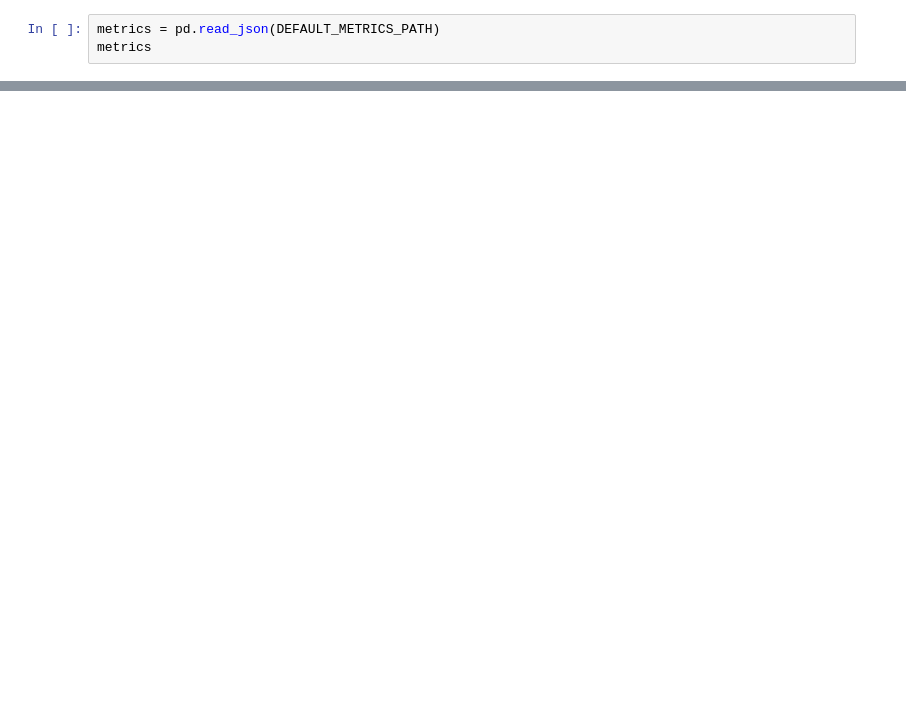
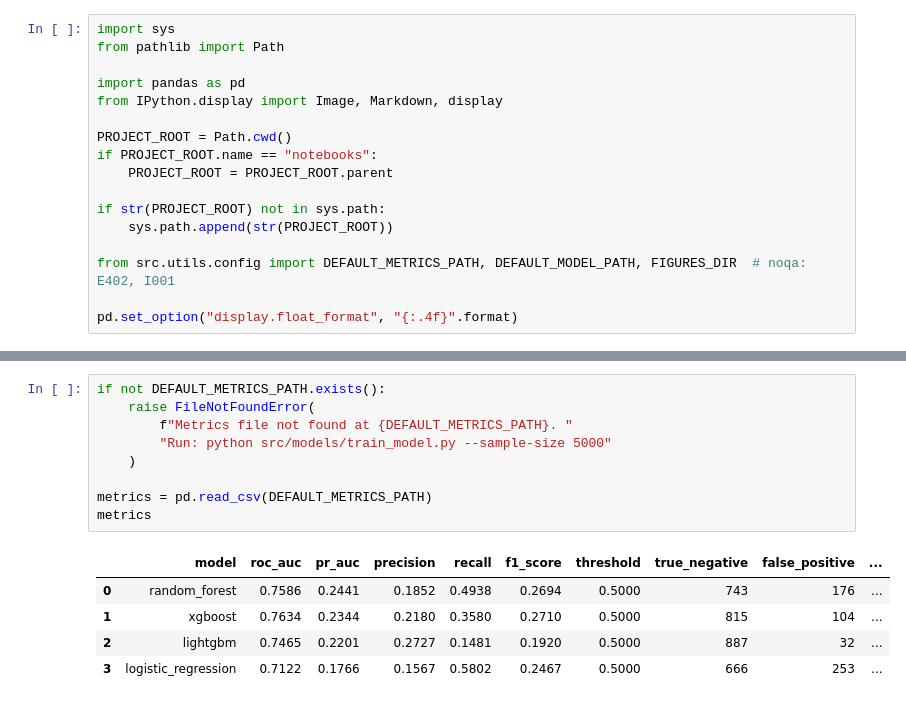
Before and after one commit to lucasmelquiadess/credit-risk-ml, a Jupyter notebook: notebooks/03_modeling.ipynb, the cells around one changed output, grey strips where cells are left out. Saved outputs shown, nothing was run; the diff lists cells and outputs as text; blank space fills up the shorter version.

Commit message:
Add model training and evaluation pipeline

```diff
--- a/notebooks/03_modeling.ipynb
+++ b/notebooks/03_modeling.ipynb
@@ -27,4 +25,18 @@ artifact["metadata"]
 # %%
-metrics = pd.read_json(DEFAULT_METRICS_PATH)
-metrics
+import sys
+from pathlib import Path
+
+import pandas as pd
+from IPython.display import Image, Markdown, display
+
+PROJECT_ROOT = Path.cwd()
+if PROJECT_ROOT.name == "notebooks":
+    PROJECT_ROOT = PROJECT_ROOT.parent
+
+if str(PROJECT_ROOT) not in sys.path:
+    sys.path.append(str(PROJECT_ROOT))
+
+from src.utils.config import DEFAULT_METRICS_PATH, DEFAULT_MODEL_PATH, FIGURES_DIR  # noqa: E402, I001
+
+pd.set_option("display.float_format", "{:.4f}".format)
 # %% [markdown]
@@ -35,0 +62,15 @@ metrics
+# %%
+if not DEFAULT_METRICS_PATH.exists():
+    raise FileNotFoundError(
+        f"Metrics file not found at {DEFAULT_METRICS_PATH}. "
+        "Run: python src/models/train_model.py --sample-size 5000"
+    )
+
+metrics = pd.read_csv(DEFAULT_METRICS_PATH)
+metrics
+# %% [output]
+|  | model | roc_auc | pr_auc | precision | recall | f1_score | threshold | true_negative | false_positive | ... |
+| 0 | random_forest | 0.7586 | 0.2441 | 0.1852 | 0.4938 | 0.2694 | 0.5000 | 743 | 176 | ... |
+| 1 | xgboost | 0.7634 | 0.2344 | 0.2180 | 0.3580 | 0.2710 | 0.5000 | 815 | 104 | ... |
+| 2 | lightgbm | 0.7465 | 0.2201 | 0.2727 | 0.1481 | 0.1920 | 0.5000 | 887 | 32 | ... |
+| 3 | logistic_regression | 0.7122 | 0.1766 | 0.1567 | 0.5802 | 0.2467 | 0.5000 | 666 | 253 | ... |
```
Also changed, not shown: parts of 13 cells of this notebook, 7 other files.
